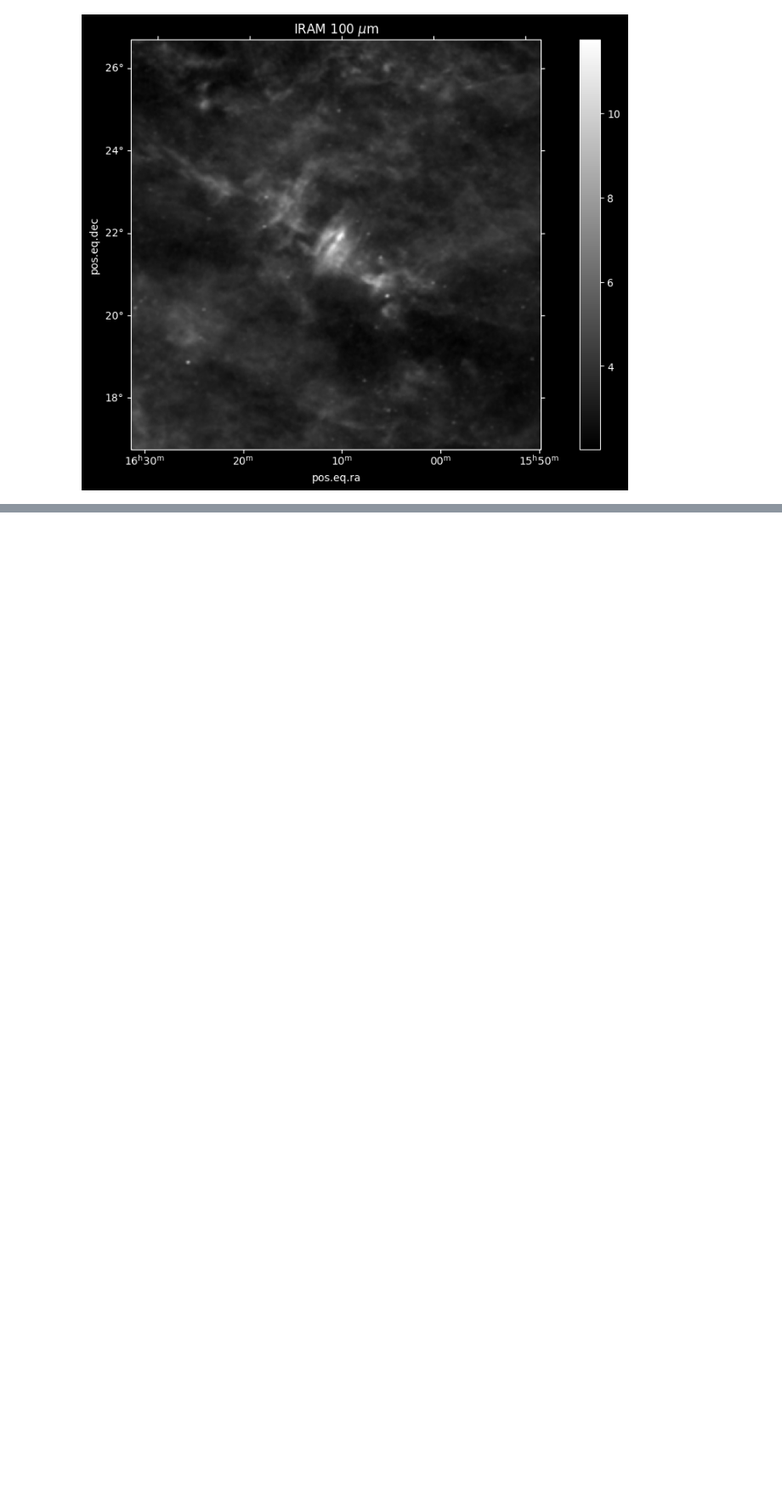
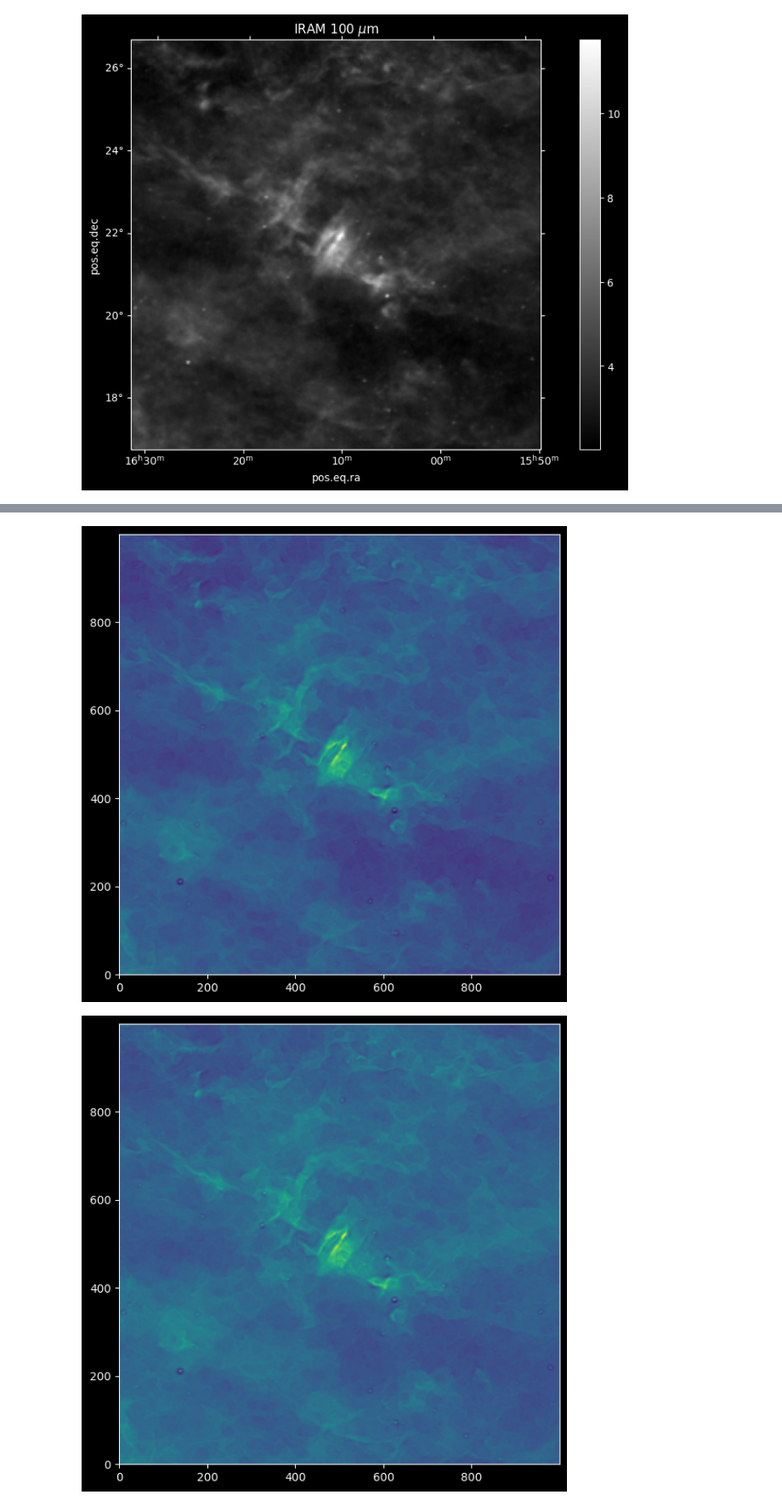
Before and after one commit to 00-berni/filaments_strc_param, a Jupyter notebook: notebook.ipynb, the cells around one changed output, grey strips where cells are left out. Shown at 85% size. Drawn from its saved outputs; the diff is of its cells as text; code cells hidden in the pictures; blank space fills up the shorter version.

```diff
--- a/notebook.ipynb
+++ b/notebook.ipynb
@@ -57,0 +92,10 @@ plt.show()
+# %%
+ir100_filt = np.sqrt(ir100_x**2 + ir100_y**2)
+plt.figure(figsize=(7,13))
+plt.imshow(ir100_gfilt-ir100_filt,origin='lower')
+plt.figure(figsize=(7,13))
+plt.imshow(IR100_DATA-ir100_filt,origin='lower')
+plt.show()
+# %% [output]
+[figure, added]
+[figure, added]
```
Also changed, not shown: parts of 4 cells of this notebook.
